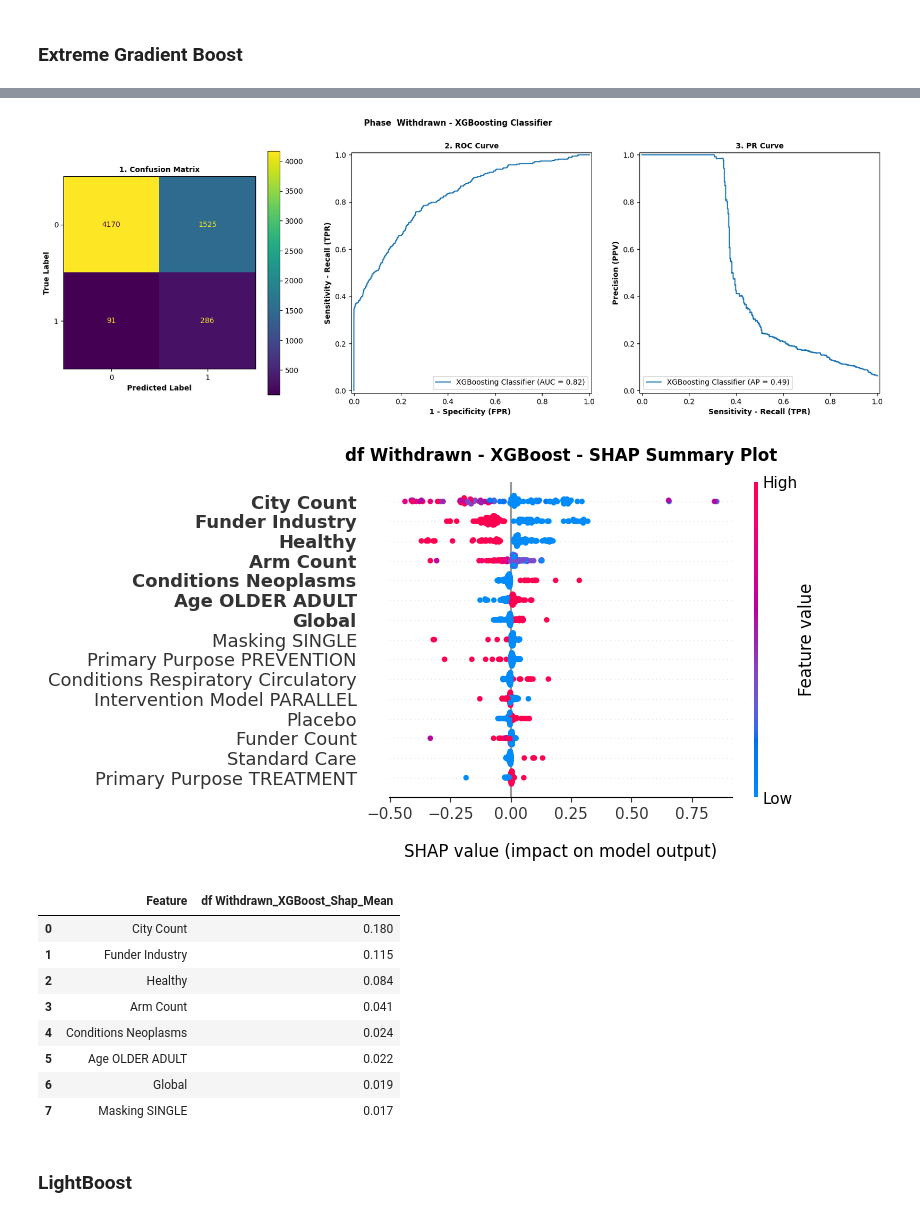
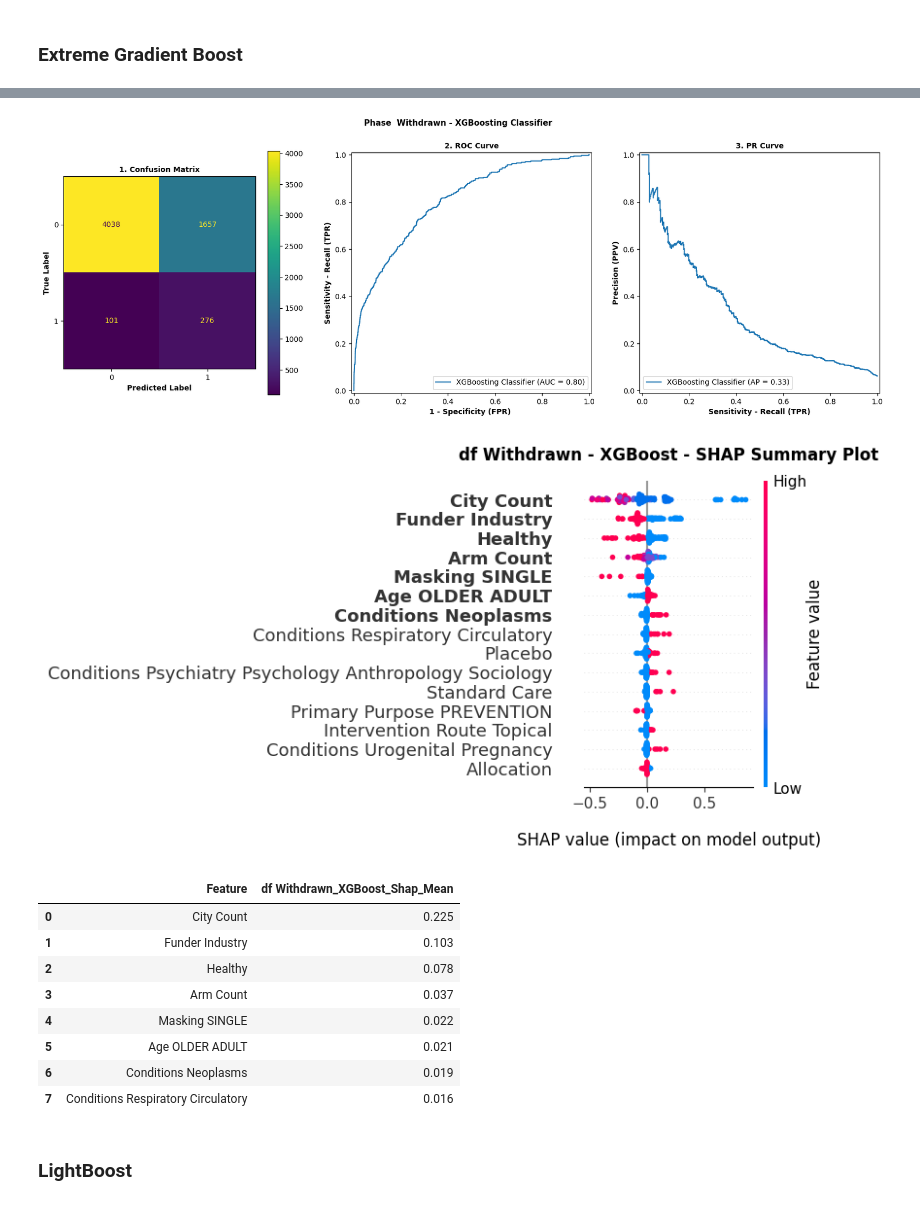
Before and after one commit to AndreouEugenia/Thesis, a Jupyter notebook: 5b.Thesis_Models_Withdrawn.ipynb, the cells around one changed output, grey strips where cells are left out. Cells and saved outputs as stored; diff of their text form; code cells hidden in the pictures.

```diff
--- a/5b.Thesis_Models_Withdrawn.ipynb
+++ b/5b.Thesis_Models_Withdrawn.ipynb
@@ -775,8 +783,9 @@ xgb = XGBClassifier(objective = 'binary:logistic', eval_metric = 'logloss', rand
 # CV
 param_grid = {
     'max_depth': [3, 5, 7],
-    'learning_rate': [0.001, 0.01, 0.05, 0.1, 0.2],
-    'colsample_bytree': [0.5, 0.7, 1.0]
+    'learning_rate': [0.01, 0.1, 0.2],
+    'colsample_bytree': [0.5, 0.7, 1.0],
+    'subsample': [0.6, 1.0],
     }
 
 grid = GridSearchCV(estimator = xgb, param_grid = param_grid, scoring = 'roc_auc', cv = 5, n_jobs = -1)
@@ -815,14 +824,14 @@ PR AUC : 0.493
-[figure, old version]
+[figure, new version]
-[figure, old version]
+[figure, new version]
 |  | Feature | df Withdrawn_XGBoost_Shap_Mean |
-| 0 | City Count | 0.180 |
-| 1 | Funder Industry | 0.115 |
-| 2 | Healthy | 0.084 |
-| 3 | Arm Count | 0.041 |
-| 4 | Conditions Neoplasms | 0.024 |
-| 5 | Age OLDER ADULT | 0.022 |
-| 6 | Global | 0.019 |
-| 7 | Masking SINGLE | 0.017 |
+| 0 | City Count | 0.225 |
+| 1 | Funder Industry | 0.103 |
+| 2 | Healthy | 0.078 |
+| 3 | Arm Count | 0.037 |
+| 4 | Masking SINGLE | 0.022 |
+| 5 | Age OLDER ADULT | 0.021 |
+| 6 | Conditions Neoplasms | 0.019 |
+| 7 | Conditions Respiratory Circulatory | 0.016 |
 # %% [markdown]
 ### LightBoost
 # %%
```
Also changed, not shown: parts of 15 cells of this notebook, 7 other files.
